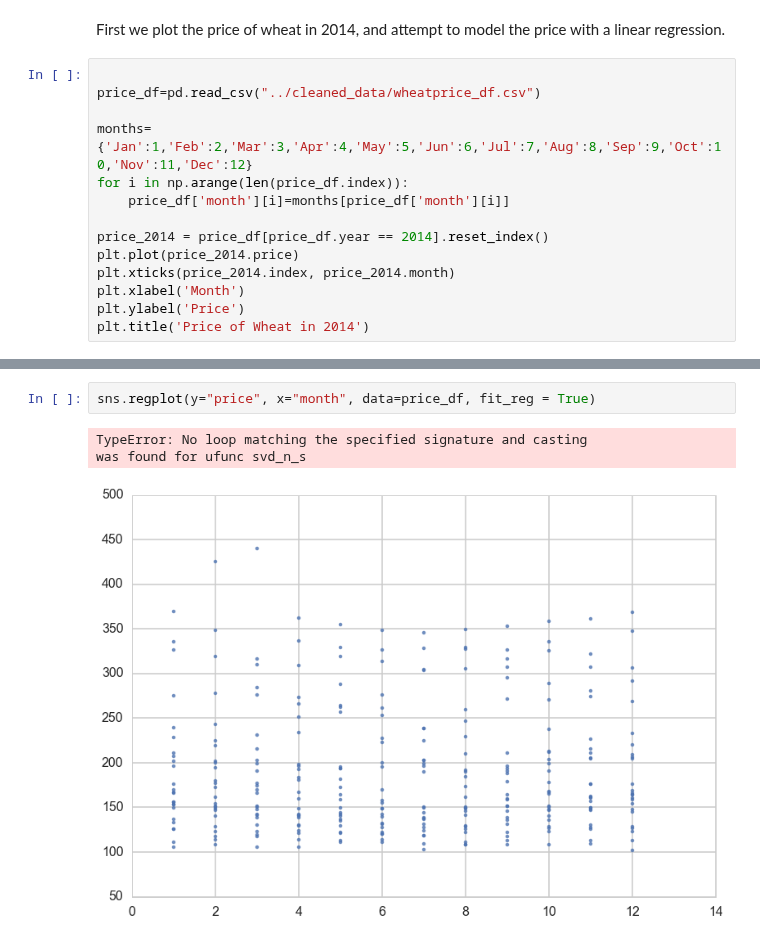
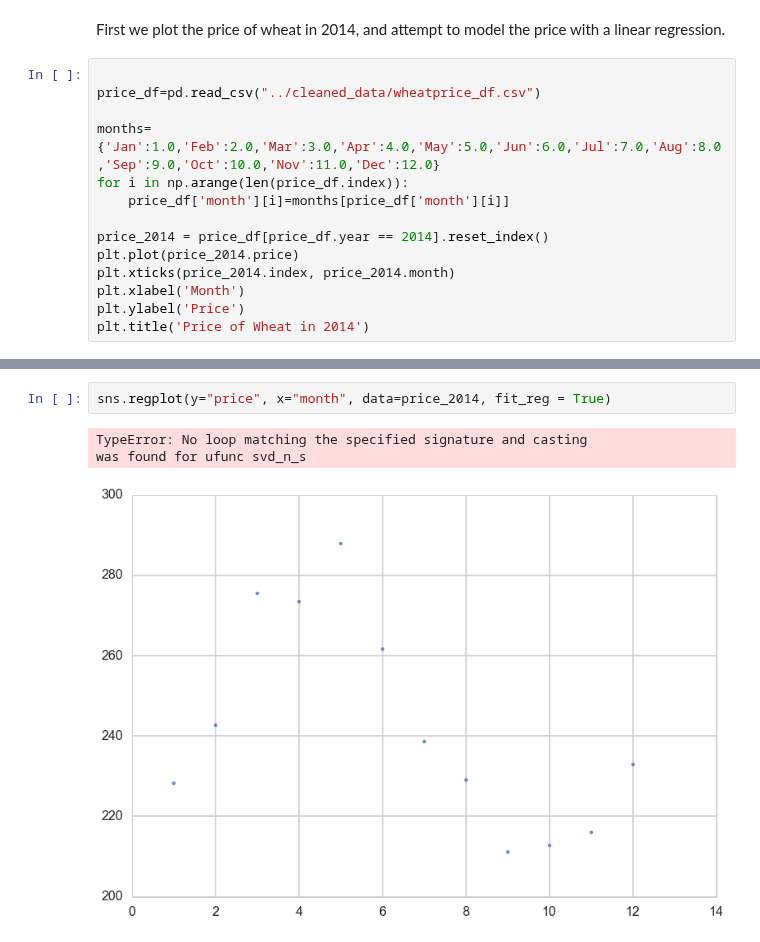
Before and after one commit to dwang953/109-Project, a Jupyter notebook: working_notebooks/NaiveLinearRegression.ipynb, the cells around one changed output, grey strips where cells are left out. Saved outputs shown, nothing was run; the diff lists cells and outputs as text.

```diff
--- a/working_notebooks/NaiveLinearRegression.ipynb
+++ b/working_notebooks/NaiveLinearRegression.ipynb
@@ -44,7 +44,7 @@ First we plot the price of wheat in 2014, and attempt to model the price with a
 
 price_df=pd.read_csv("../cleaned_data/wheatprice_df.csv")
 
-months={'Jan':1,'Feb':2,'Mar':3,'Apr':4,'May':5,'Jun':6,'Jul':7,'Aug':8,'Sep':9,'Oct':10,'Nov':11,'Dec':12}
+months={'Jan':1.0,'Feb':2.0,'Mar':3.0,'Apr':4.0,'May':5.0,'Jun':6.0,'Jul':7.0,'Aug':8.0,'Sep':9.0,'Oct':10.0,'Nov':11.0,'Dec':12.0}
 for i in np.arange(len(price_df.index)):
     price_df['month'][i]=months[price_df['month'][i]]
 
@@ -72,6 +79,6 @@ price_df.head()
 # %%
-sns.regplot(y="price", x="month", data=price_df, fit_reg = True)
+sns.regplot(y="price", x="month", data=price_2014, fit_reg = True)
 # %% [output]
 TypeError: No loop matching the specified signature and casting
 was found for ufunc svd_n_s
-[figure, old version]
+[figure, new version]
```
Also changed, not shown: parts of 5 cells of this notebook.
